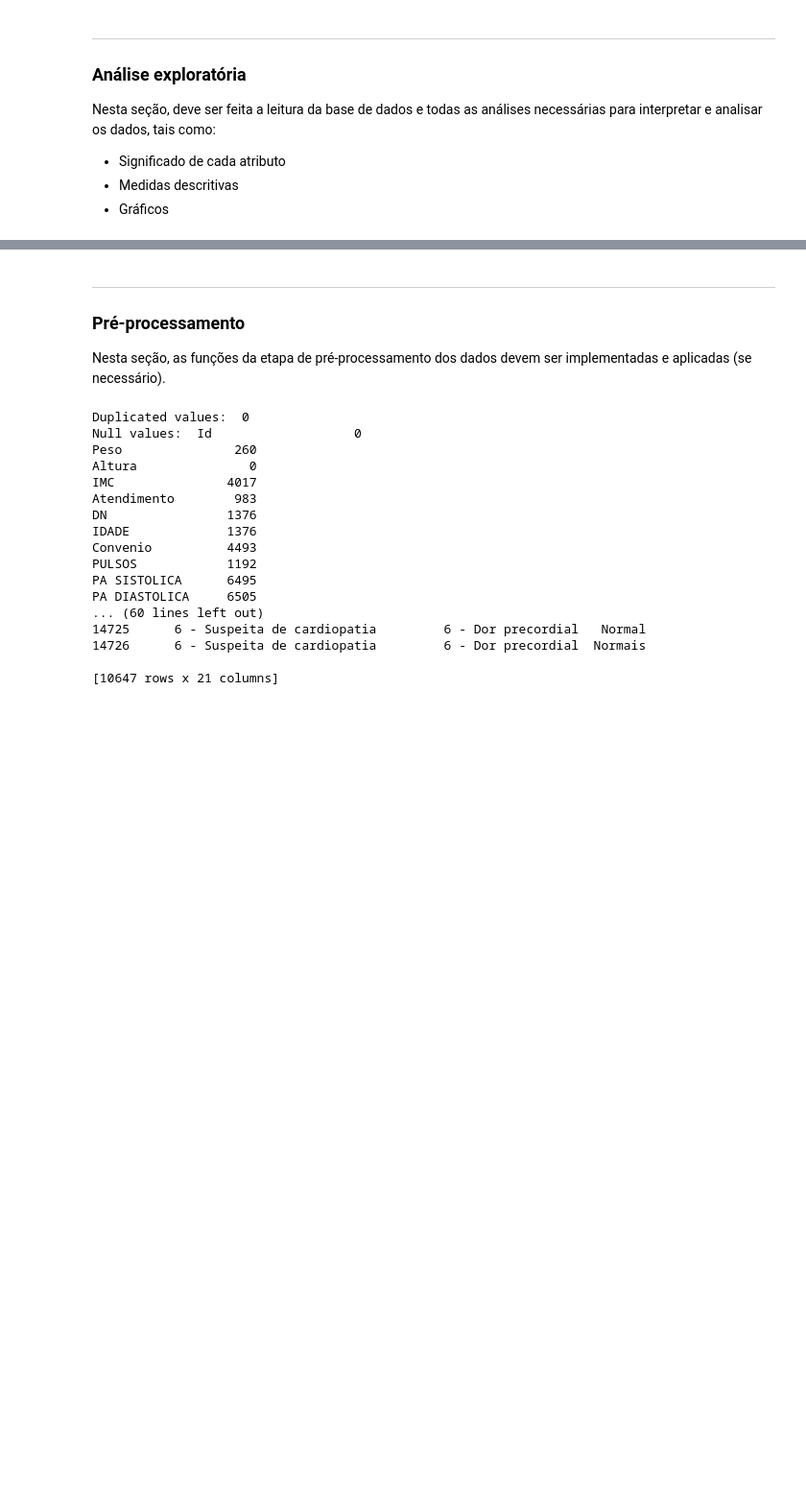
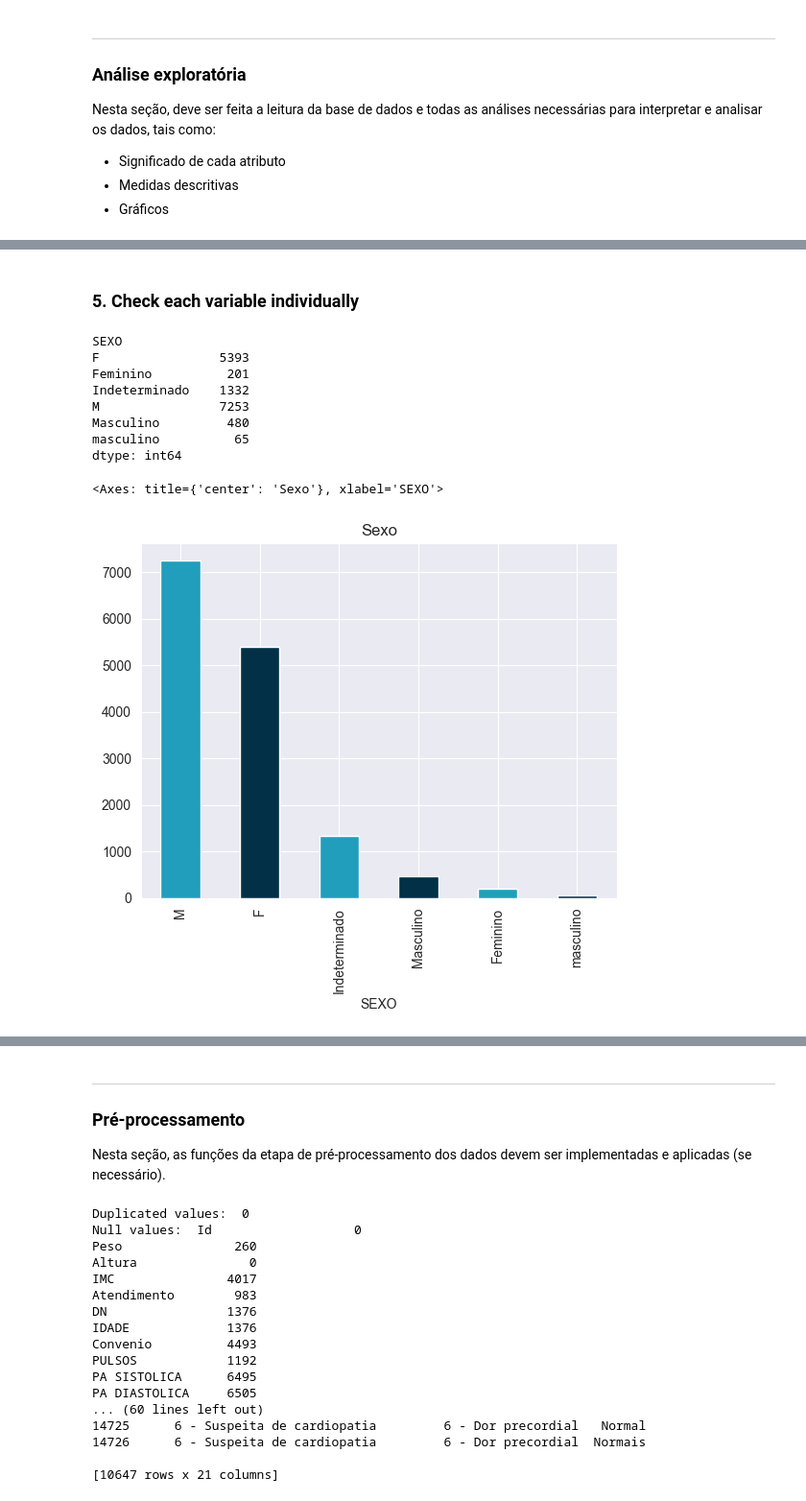
Before and after one commit to fernandoMessias/Aprendizado-de-Maquina---Deteccao-de-patologias-cardiacas-em-pacientes-pediatricos, a Jupyter notebook: main.ipynb, the cells around one changed output, grey strips where cells are left out. Shown at 96% size. Saved outputs shown, nothing was run; the diff lists cells and outputs as text; code cells hidden in the pictures; blank space fills up the shorter version.

Commit message:
Enhance the exploratory aalysis, adding new analysis and charts

```diff
--- a/main.ipynb
+++ b/main.ipynb
@@ -22,9 +33,5 @@ Nesta seção, deve ser feita a leitura da base de dados e todas as análises ne
 # %%
-import numpy as np
-import pandas as pd
-import os
-import matplotlib.pyplot as plt
-import seaborn as sns
+# Load csv file
 
 #FILES_DIRECTORY = "/kaggle/input/ufscar-am-2024-projeto-final"
 FILES_DIRECTORY = "dados"
@@ -36,31 +43,9 @@ conteudo_diretorio = os.listdir(FILES_DIRECTORY)
 for item in conteudo_diretorio:
     print(item)
 
-#Import data file and store in a Panda dataframe
-rhp_dataset = pd.read_csv(os.path.join(FILES_DIRECTORY, "RHP_data.csv"), sep=',', index_col=None)
-train_dataset = pd.read_csv(os.path.join(FILES_DIRECTORY, "train.csv"), sep=',', index_col=None)
-
-print("Data imported successfully")
-
-# Merge files based on Id column
-merged_file = pd.merge(rhp_dataset, train_dataset, on='Id')
-print("Data merged successfully")
-
-print("\nPrint the merged dataset\n")
-display(merged_file)
-
-print("\nDataset Statistics\n")
-df_dataset_statistics = merged_file.describe().round(2)
-display(df_dataset_statistics)
-
-# Understanding the data
-print(merged_file.shape)
-print(merged_file.head())
-print(merged_file.columns)
-print(merged_file.info())
-
-# Summary of the different values of numeric variables
-merged_file.describe()
+df_rhp = pd.read_csv(os.path.join(FILES_DIRECTORY, "RHP_data.csv"), sep=',', encoding='utf-8')
+df_train = pd.read_csv(os.path.join(FILES_DIRECTORY, "train.csv"), sep=',', index_col=None)
+df_rhp_classe = pd.merge(df_rhp, df_train, on='Id')
 # %% [output]
 RHP_data.csv
 sample_submission.csv
@@ -121,0 +155,19 @@ None
+# %% [markdown]
+### 5. Check each variable individually
+# %%
+# Check the quantity of information by gender
+print(df_rhp_classe.groupby(['SEXO']).size())
+
+# Graphical representation
+df_rhp_classe.SEXO.value_counts().plot(kind='bar', title='Sexo', color = ['#219ebc', '#023047'])
+# %% [output]
+SEXO
+F                5393
+Feminino          201
+Indeterminado    1332
+M                7253
+Masculino         480
+masculino          65
+dtype: int64
+<Axes: title={'center': 'Sexo'}, xlabel='SEXO'>
+[figure, added]
```
Also changed, not shown: parts of 22 cells of this notebook.
